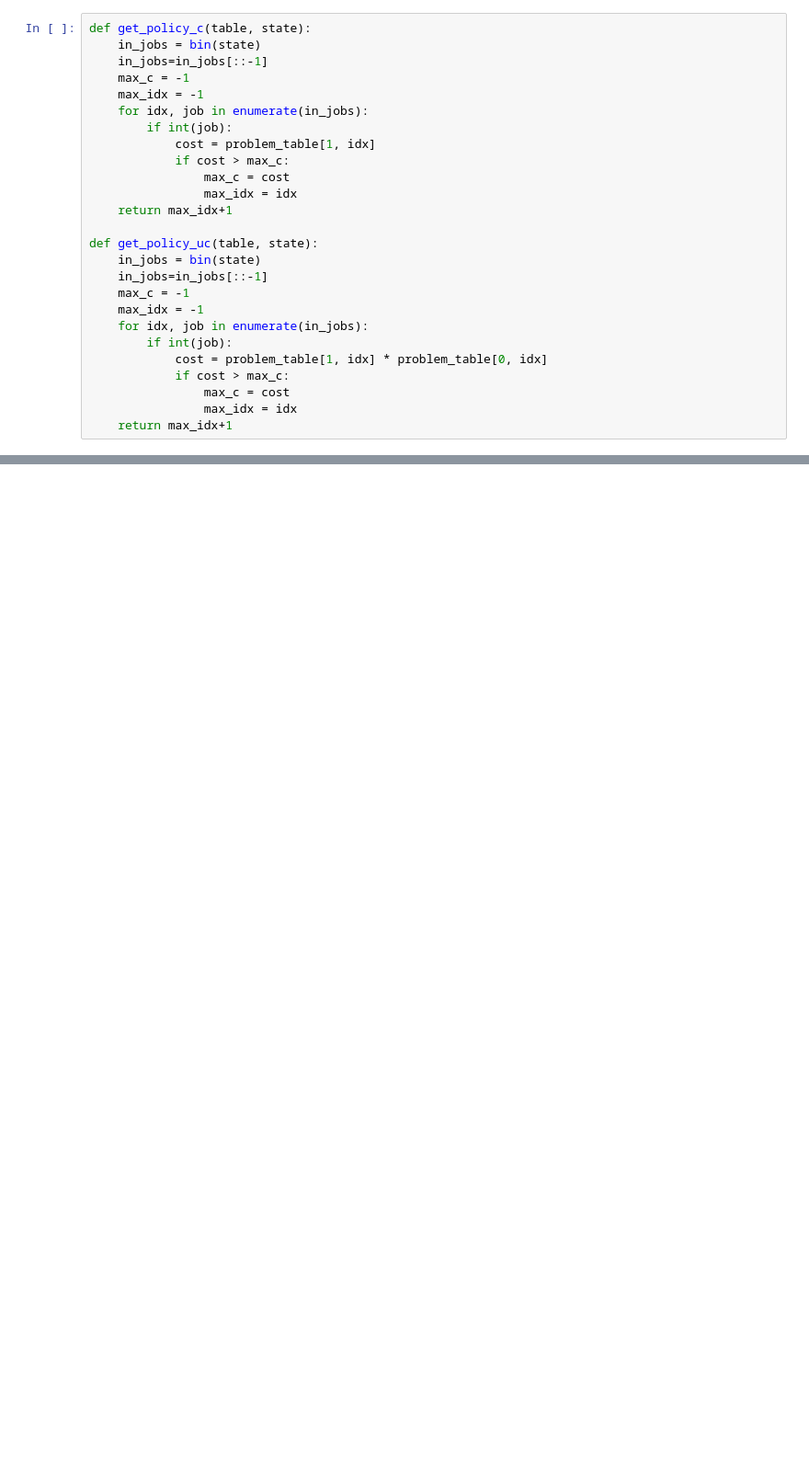
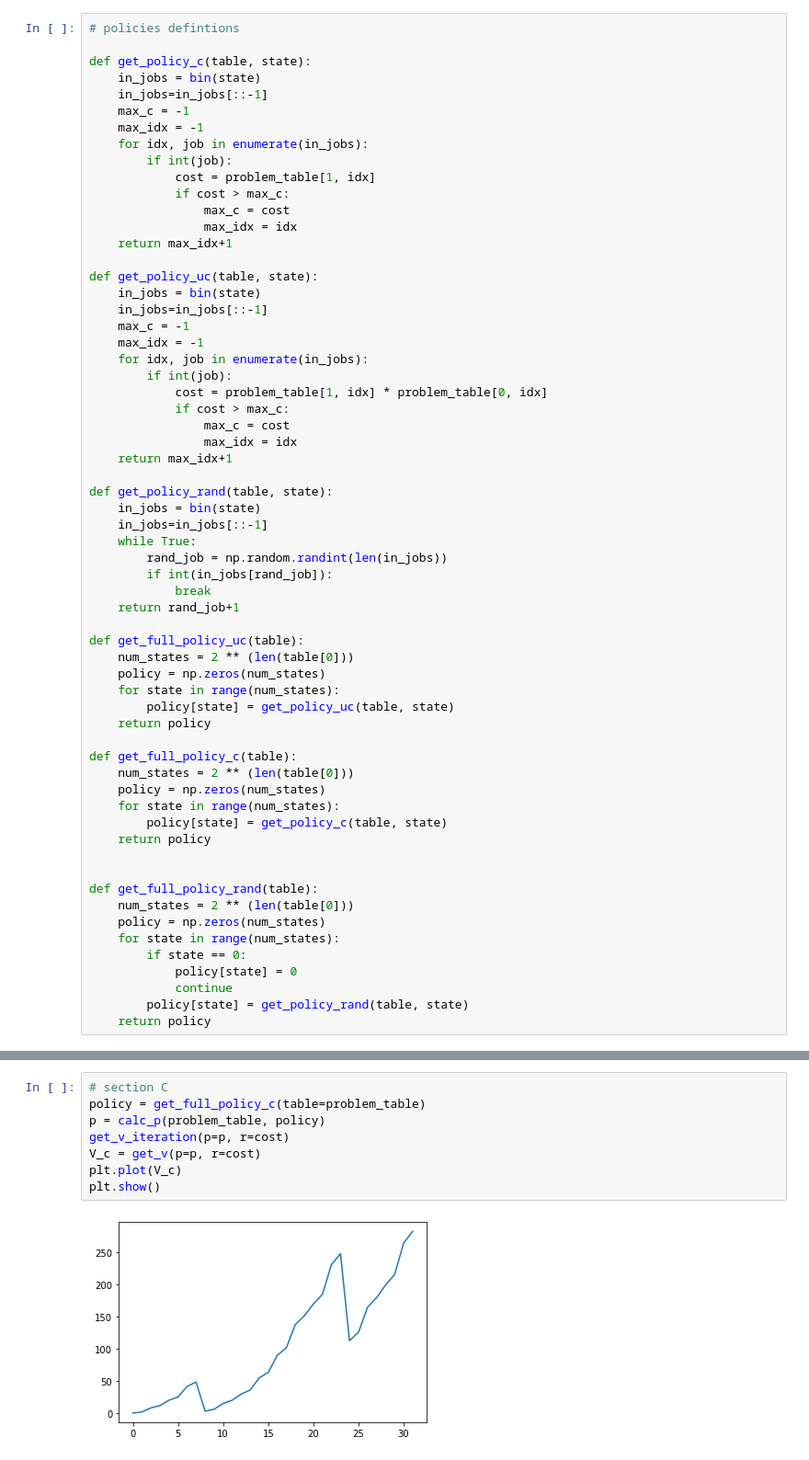
Before and after one commit to Hannibal96/reinforcement-learning, a Jupyter notebook: hw_2/MC rule.ipynb, the cells around one changed output, grey strips where cells are left out. Shown at 92% size. Saved outputs shown, nothing was run; the diff lists cells and outputs as text; blank space fills up the shorter version.

```diff
--- a/hw_2/MC rule.ipynb
+++ b/hw_2/MC rule.ipynb
@@ -46,4 +50,6 @@ def get_v_iteration(p, r):
 # %%
+# policies defintions
+
 def get_policy_c(table, state):
     in_jobs = bin(state)
     in_jobs=in_jobs[::-1]
@@ -69,4 +75,38 @@ def get_policy_uc(table, state):
                 max_c = cost
                 max_idx = idx
     return max_idx+1
+
+def get_policy_rand(table, state):
+    in_jobs = bin(state)
+    in_jobs=in_jobs[::-1]
+    while True:
+        rand_job = np.random.randint(len(in_jobs))
+        if int(in_jobs[rand_job]):
+            break
+    return rand_job+1
+
+def get_full_policy_uc(table):
+    num_states = 2 ** (len(table[0]))
+    policy = np.zeros(num_states)
+    for state in range(num_states):
+        policy[state] = get_policy_uc(table, state)
+    return policy
+
+def get_full_policy_c(table):
+    num_states = 2 ** (len(table[0]))
+    policy = np.zeros(num_states)
+    for state in range(num_states):
+        policy[state] = get_policy_c(table, state)
+    return policy
+
+
+def get_full_policy_rand(table):
+    num_states = 2 ** (len(table[0]))
+    policy = np.zeros(num_states)
+    for state in range(num_states):
+        if state == 0:
+            policy[state] = 0
+            continue
+        policy[state] = get_policy_rand(table, state)
+    return policy
 # %%
@@ -165,0 +183,10 @@ for state in range(32):
+# %%
+# section C
+policy = get_full_policy_c(table=problem_table)
+p = calc_p(problem_table, policy)
+get_v_iteration(p=p, r=cost)
+V_c = get_v(p=p, r=cost)
+plt.plot(V_c)
+plt.show()
+# %% [output]
+[figure, added]
```
Also changed, not shown: parts of 17 cells of this notebook, 1 other file.
